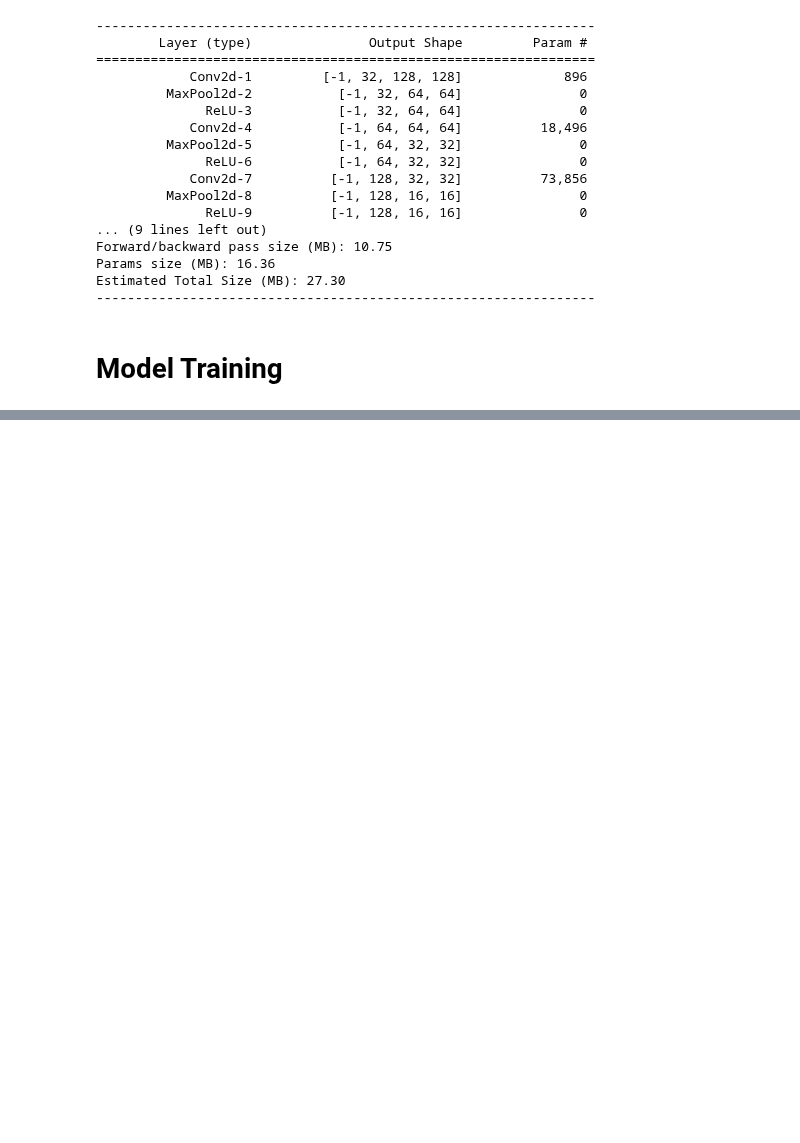
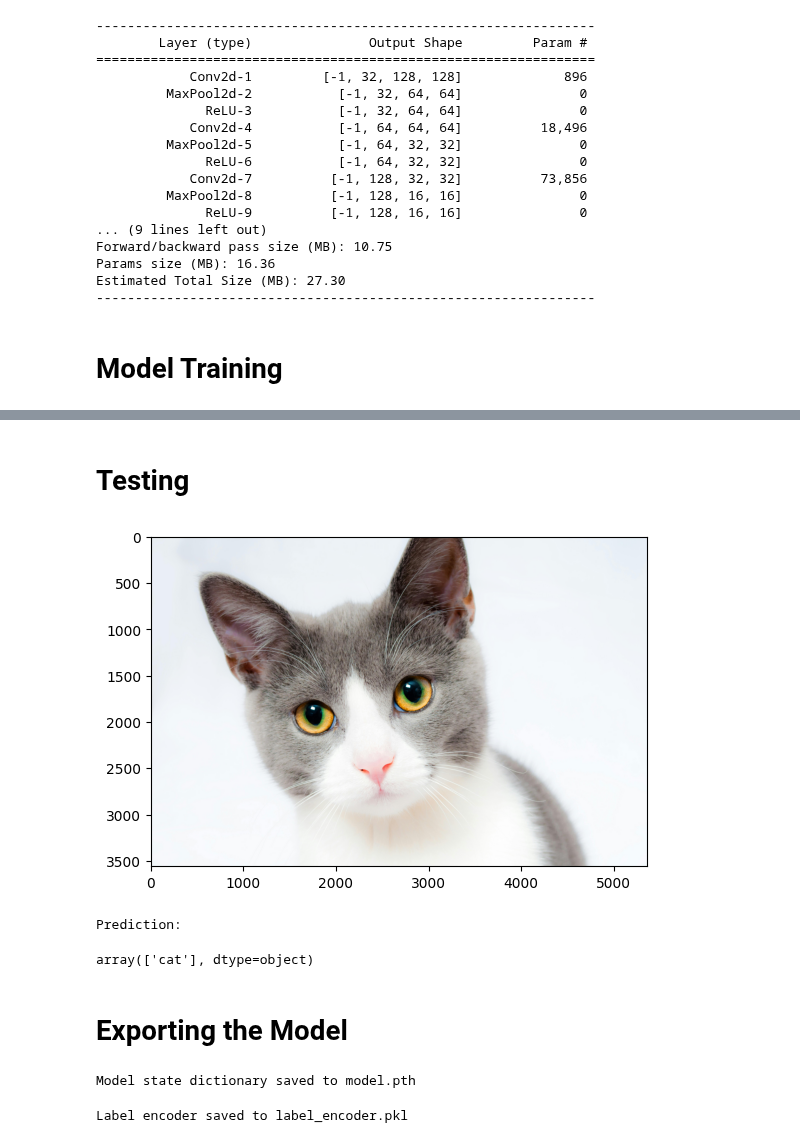
Before and after one commit to n1la9jan/AnimalPrediction, a Jupyter notebook: main.ipynb, the cells around one changed output, grey strips where cells are left out. Saved outputs shown, nothing was run; the diff lists cells and outputs as text; code cells hidden in the pictures; blank space fills up the shorter version.

```diff
--- a/main.ipynb
+++ b/main.ipynb
@@ -234,0 +285,41 @@ for epoch in range(EPOCHS):
+# %% [markdown]
+# Testing
+# %%
+def predict_image(image_path):
+  image = Image.open(image_path).convert('RGB')
+  image = transform(image).to(device)
+
+  output = model(image.unsqueeze(0))
+  output = torch.argmax(output, axis = 1).item()
+  return label_encoder.inverse_transform([output])
+
+## Visualize the image
+image = Image.open("./test_image/cat.jpg")
+plt.imshow(image)
+plt.show()
+
+
+## Predict
+print()
+print("Prediction: \n")
+predict_image("./test_image/cat.jpg")
+# %% [output]
+[figure, added]
+Prediction:
+array(['cat'], dtype=object)
+# %% [markdown]
+# Exporting the Model
+# %%
+torch.save(model.state_dict(), "animal_model.pth")
+print("Model state dictionary saved to model.pth")
+# %% [output]
+Model state dictionary saved to model.pth
+# %%
+import pickle
+
+with open('label_encoder.pkl', 'wb') as f:
+    pickle.dump(label_encoder, f)
+
+print("Label encoder saved to label_encoder.pkl")
+# %% [output]
+Label encoder saved to label_encoder.pkl
```
Also changed, not shown: parts of 8 cells of this notebook, 9 other files.
